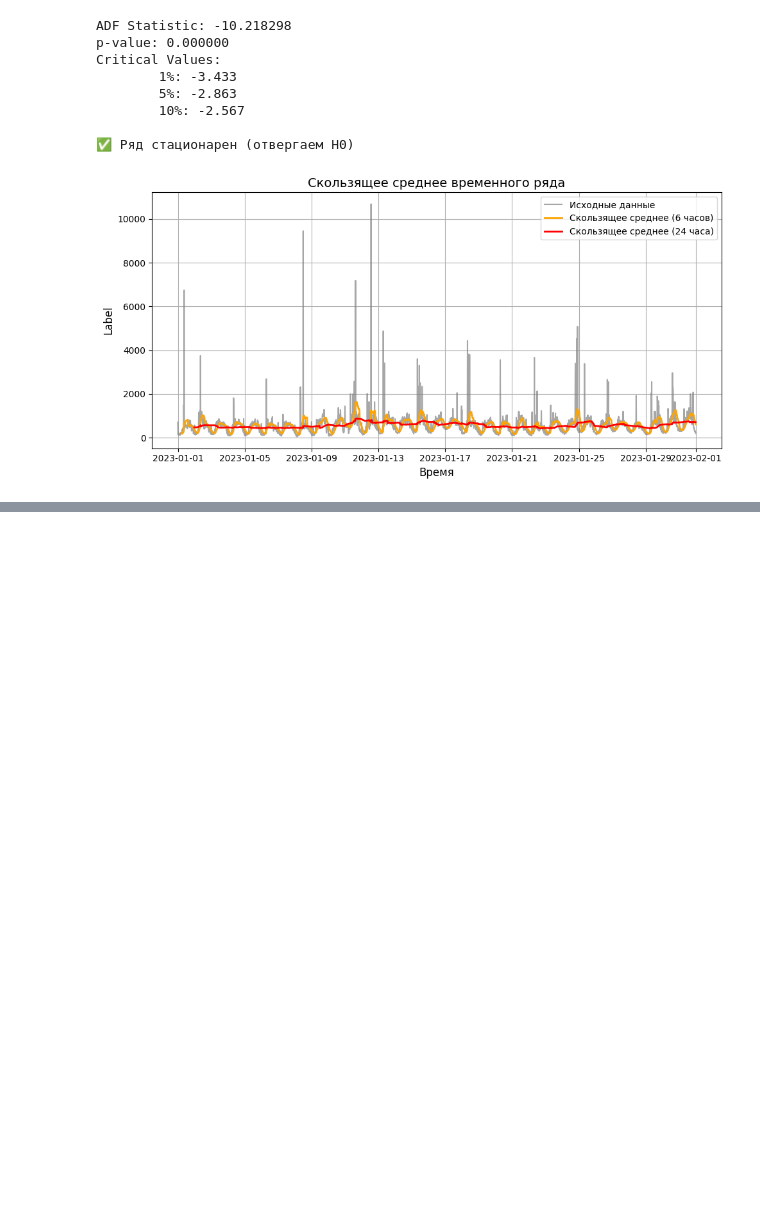
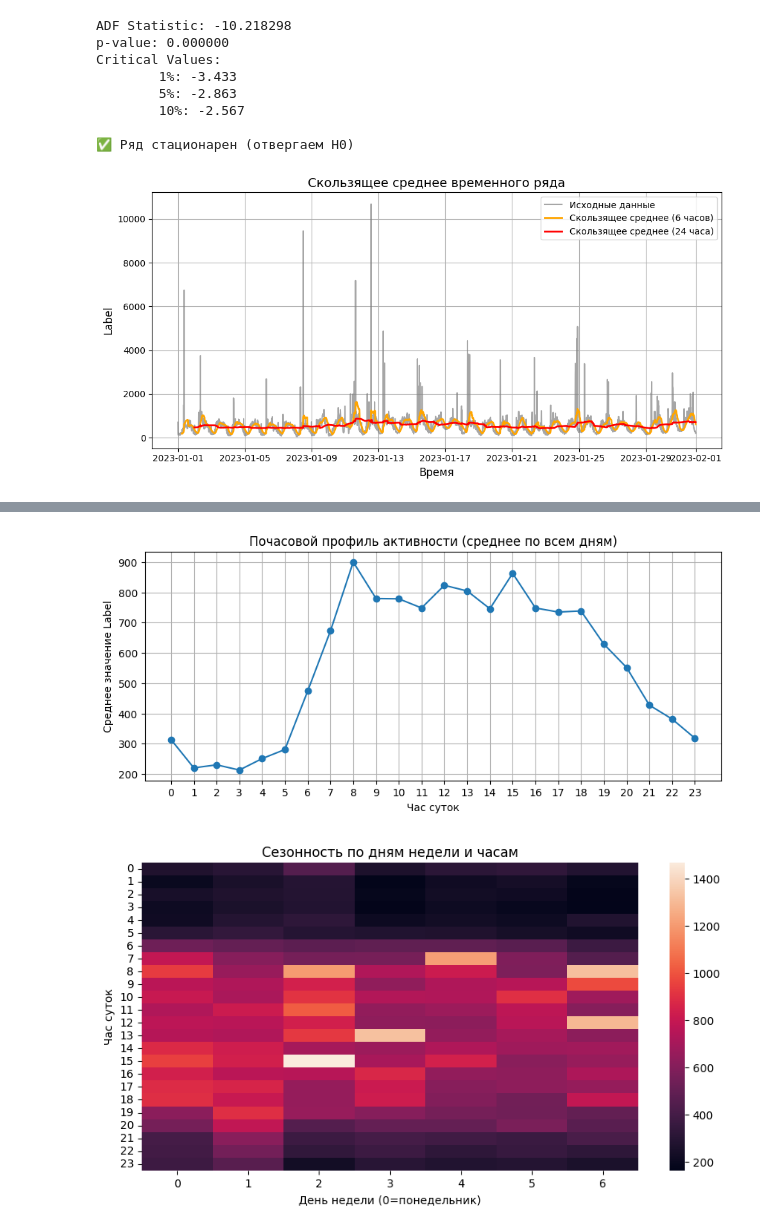
Before and after one commit to kostya9705/Portfolio, a Jupyter notebook: TelecomSMSAnalysis/analysis.ipynb, the cells around one changed output, grey strips where cells are left out. Saved outputs shown, nothing was run; the diff lists cells and outputs as text; code cells hidden in the pictures; blank space fills up the shorter version.

```diff
--- a/TelecomSMSAnalysis/analysis.ipynb
+++ b/TelecomSMSAnalysis/analysis.ipynb
@@ -126,0 +241,27 @@ plt.show()
+# %%
+# --- 1. Почасовая сезонность (среднее по всем дням) ---
+hourly_mean = data['label'].groupby(data.index.hour).mean()
+
+plt.figure(figsize=(10, 4))
+plt.plot(hourly_mean.index, hourly_mean.values, marker='o')
+plt.xticks(range(0, 24))
+plt.title('Почасовой профиль активности (среднее по всем дням)')
+plt.xlabel('Час суток')
+plt.ylabel('Среднее значение Label')
+plt.grid(True)
+plt.show()
+
+# --- 2. Сезонность "день недели × час" (тепловая карта) ---
+dow_hour_mean = data['label'].groupby(
+    [data.index.dayofweek, data.index.hour]
+).mean().unstack(0)  # строки — часы, столбцы — дни недели
+
+plt.figure(figsize=(10, 5))
+sns.heatmap(dow_hour_mean, annot=False)
+plt.title('Сезонность по дням недели и часам')
+plt.xlabel('День недели (0=понедельник)')
+plt.ylabel('Час суток')
+plt.show()
+# %% [output]
+[figure, added]
+[figure, added]
```
Also changed, not shown: parts of 16 cells of this notebook, 2 other files.
